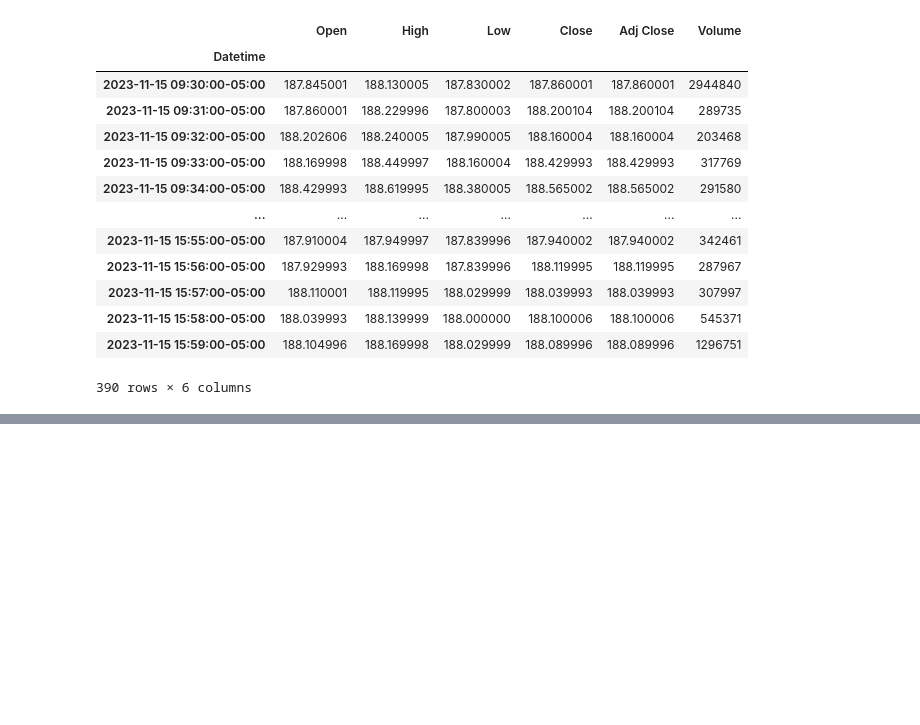
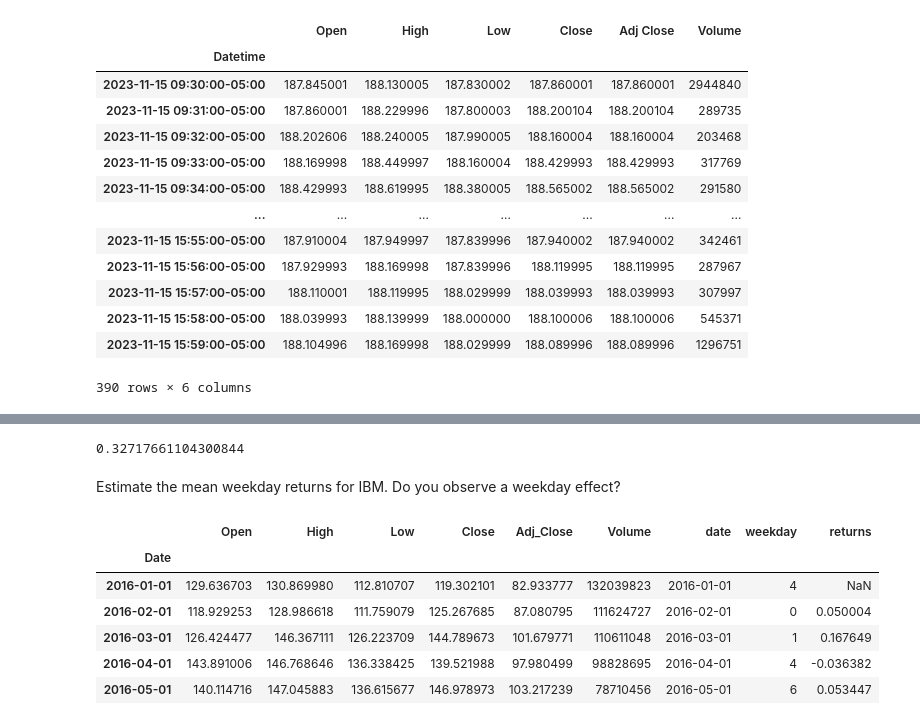
Before and after one commit to leoouyang781/Test-Repository, a Jupyter notebook: Python-For-Finance-2nd-Edition/Chapter 4.ipynb, the cells around one changed output, grey strips where cells are left out. Drawn from its saved outputs; the diff is of its cells as text; code cells hidden in the pictures; blank space fills up the shorter version.

```diff
--- a/Python-For-Finance-2nd-Edition/Chapter 4.ipynb
+++ b/Python-For-Finance-2nd-Edition/Chapter 4.ipynb
@@ -716,0 +819,29 @@ x
+# %%
+# Let's compare returns and the correlation between the two
+corr = returnsIBM.corr(returnsDELL)
+corr
+# Very different returns
+# %% [output]
+0.32717661104300844
+# %% [markdown]
+Estimate the mean weekday returns for IBM. Do you observe a weekday effect?
+# %%
+# We will use the IBM data from above
+import statsmodels.api as sm
+from statsmodels.formula.api import ols
+
+# Create a dummy variable for weekday
+IBM['date'] = pd.to_datetime(IBM.index)
+IBM['weekday'] = IBM['date'].dt.weekday
+IBM.rename(columns={'Adj Close': 'Adj_Close'}, inplace = True)
+IBM['returns'] = IBM.Adj_Close.pct_change()
+
+IBM.head()
+# %% [output]
+|  | Open | High | Low | Close | Adj_Close | Volume | date | weekday | returns |
+| Date |  |  |  |  |  |  |  |  |  |
+| 2016-01-01 | 129.636703 | 130.869980 | 112.810707 | 119.302101 | 82.933777 | 132039823 | 2016-01-01 | 4 | NaN |
+| 2016-02-01 | 118.929253 | 128.986618 | 111.759079 | 125.267685 | 87.080795 | 111624727 | 2016-02-01 | 0 | 0.050004 |
+| 2016-03-01 | 126.424477 | 146.367111 | 126.223709 | 144.789673 | 101.679771 | 110611048 | 2016-03-01 | 1 | 0.167649 |
+| 2016-04-01 | 143.891006 | 146.768646 | 136.338425 | 139.521988 | 97.980499 | 98828695 | 2016-04-01 | 4 | -0.036382 |
+| 2016-05-01 | 140.114716 | 147.045883 | 136.615677 | 146.978973 | 103.217239 | 78710456 | 2016-05-01 | 6 | 0.053447 |
```
Also changed, not shown: parts of 21 cells of this notebook.
